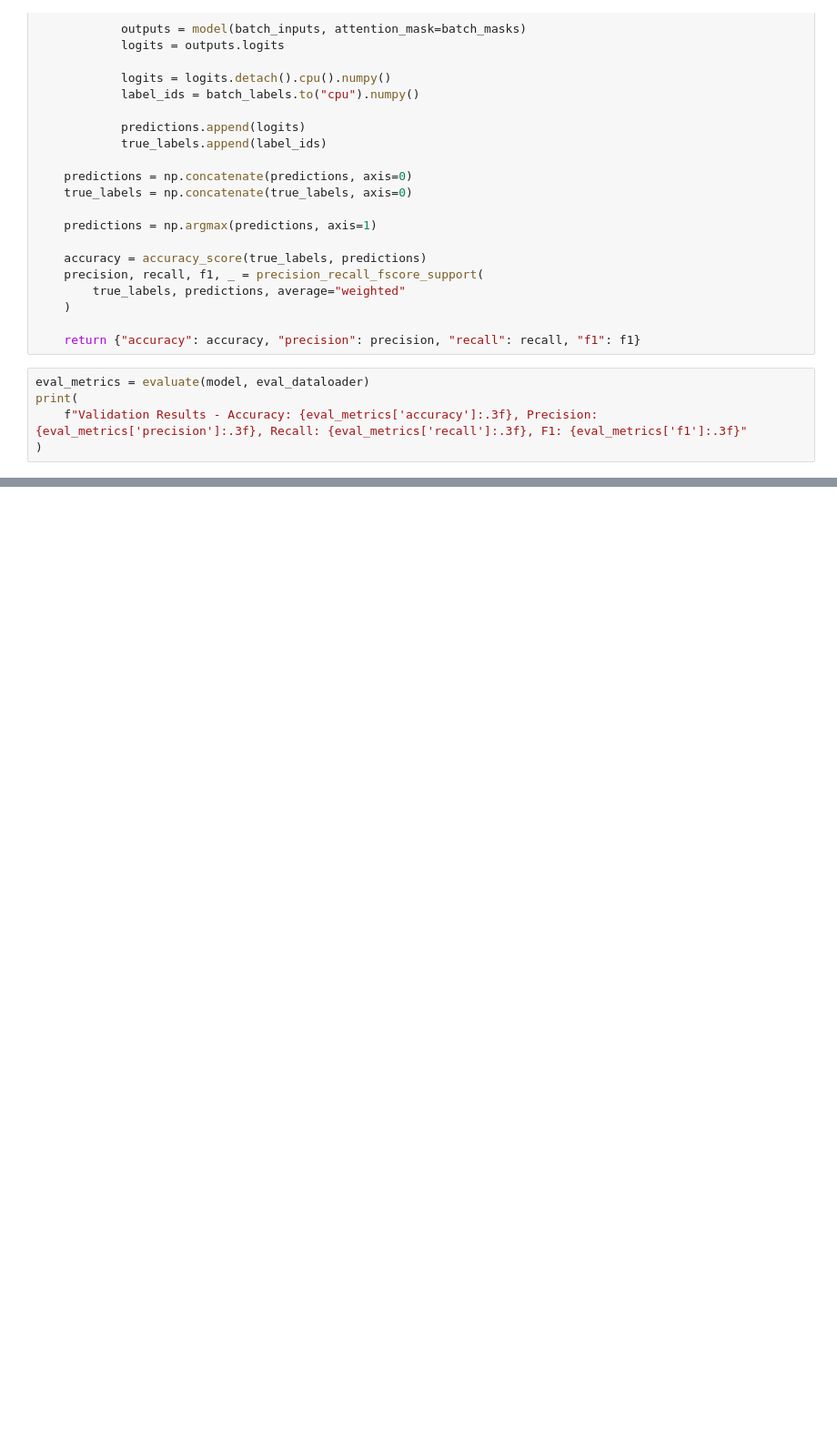
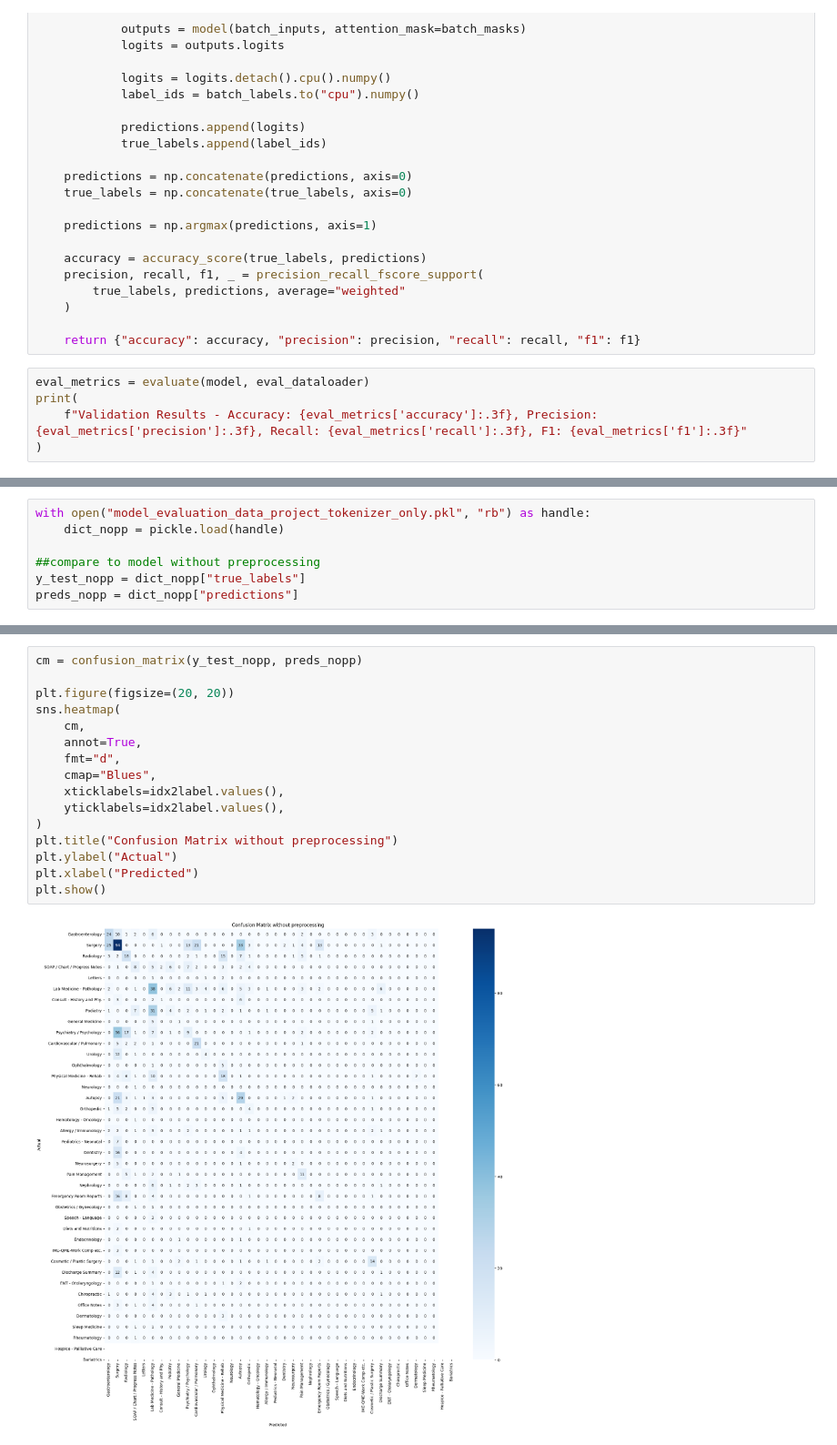
Before and after one commit to vitamys/nlp, a Jupyter notebook: Project_Task3_GroupC.ipynb, the cells around one changed output, grey strips where cells are left out. Shown at 91% size. Drawn from its saved outputs; the diff is of its cells as text; blank space fills up the shorter version.

```diff
--- a/Project_Task3_GroupC.ipynb
+++ b/Project_Task3_GroupC.ipynb
@@ -371,2 +438,9 @@ print(dict.keys())
 # %% [output]
 dict_keys(['true_labels', 'predictions'])
+# %%
+with open("model_evaluation_data_project_tokenizer_only.pkl", "rb") as handle:
+    dict_nopp = pickle.load(handle)
+
+##compare to model without preprocessing
+y_test_nopp = dict_nopp["true_labels"]
+preds_nopp = dict_nopp["predictions"]
@@ -425,0 +518,18 @@ NameError: name 'cm' is not defined
+# %%
+cm = confusion_matrix(y_test_nopp, preds_nopp)
+
+plt.figure(figsize=(20, 20))
+sns.heatmap(
+    cm,
+    annot=True,
+    fmt="d",
+    cmap="Blues",
+    xticklabels=idx2label.values(),
+    yticklabels=idx2label.values(),
+)
+plt.title("Confusion Matrix without preprocessing")
+plt.ylabel("Actual")
+plt.xlabel("Predicted")
+plt.show()
+# %% [output]
+[figure, added]
```
Also changed, not shown: parts of 22 cells of this notebook, 5 other files.
